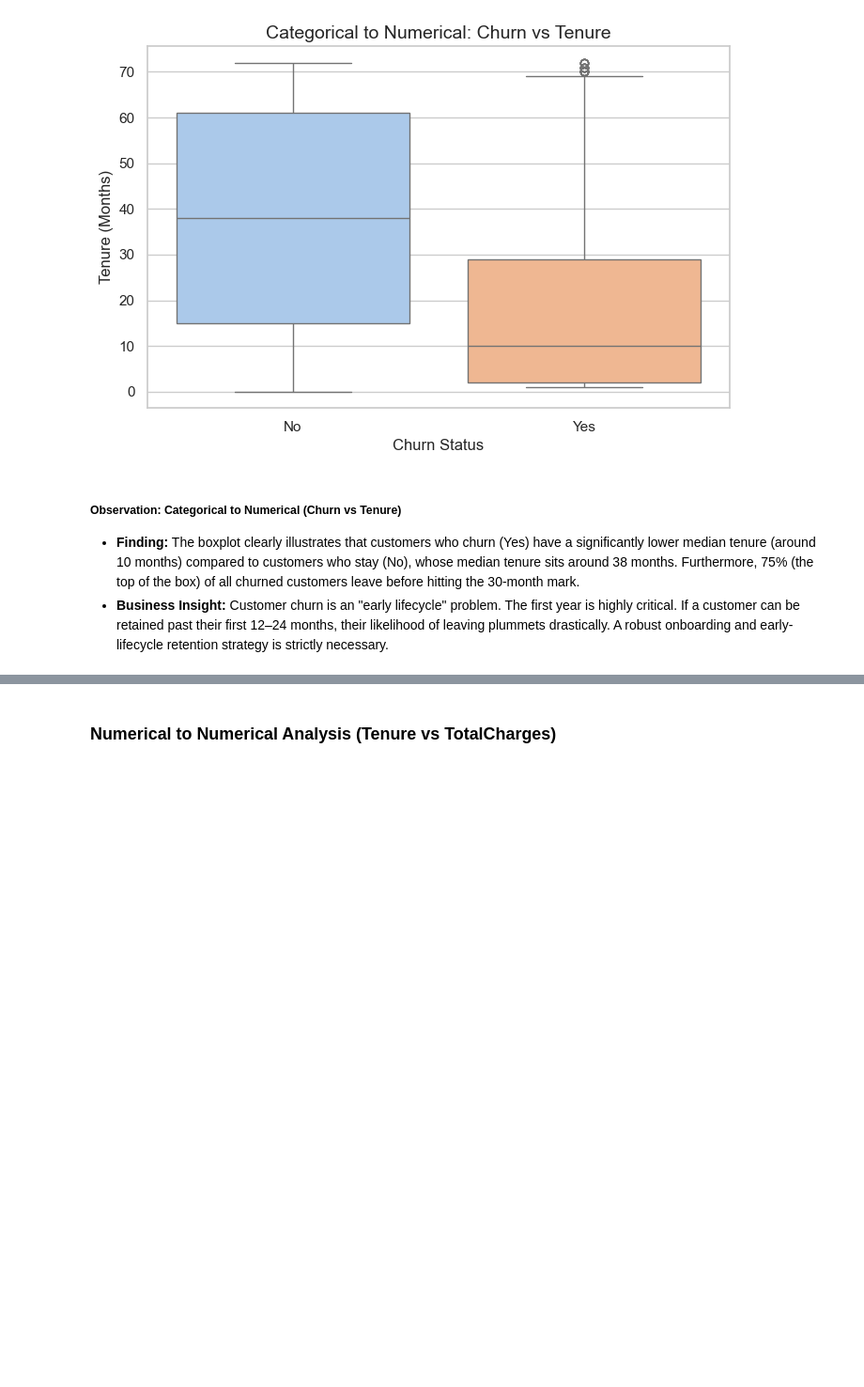
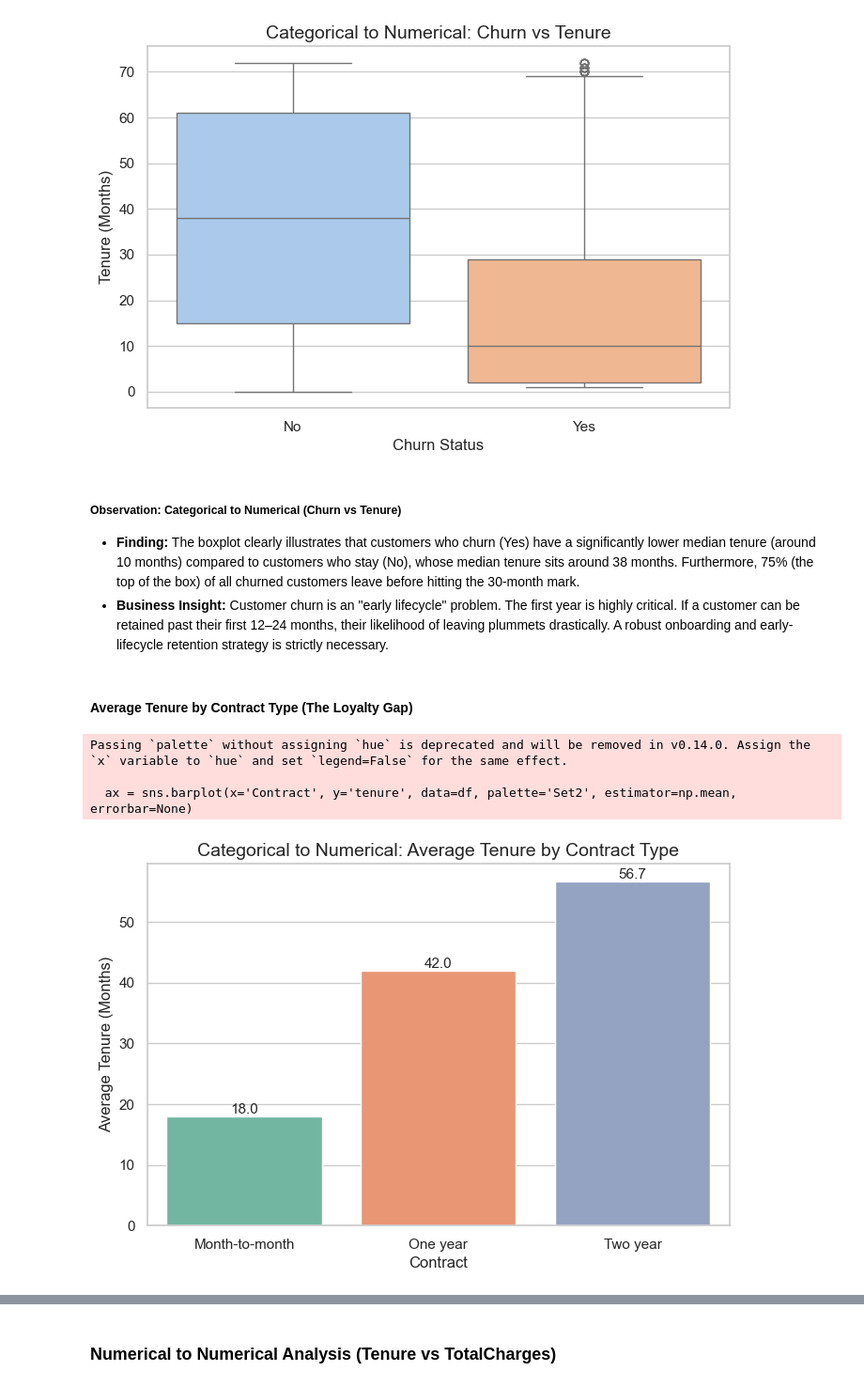
Before and after one commit to Rohit-Girhe/Customer-Churn, a Jupyter notebook: NoteBooks/analysis.ipynb, the cells around one changed output, grey strips where cells are left out. Shown at 94% size. Drawn from its saved outputs; the diff is of its cells as text; code cells hidden in the pictures; blank space fills up the shorter version.

```diff
--- a/NoteBooks/analysis.ipynb
+++ b/NoteBooks/analysis.ipynb
@@ -137,3 +202,23 @@ Passing `palette` without assigning `hue` is deprecated and will be removed in v
 ##### Observation: Categorical to Numerical (Churn vs Tenure)
 * **Finding:** The boxplot clearly illustrates that customers who churn (Yes) have a significantly lower median tenure (around 10 months) compared to customers who stay (No), whose median tenure sits around 38 months. Furthermore, 75% (the top of the box) of all churned customers leave before hitting the 30-month mark.
 * **Business Insight:** Customer churn is an "early lifecycle" problem. The first year is highly critical. If a customer can be retained past their first 12–24 months, their likelihood of leaving plummets drastically. A robust onboarding and early-lifecycle retention strategy is strictly necessary.
+# %% [markdown]
+#### Average Tenure by Contract Type (The Loyalty Gap)
+# %%
+plt.figure(figsize=(8, 5))
+# Using estimator=np.mean to get the average
+ax = sns.barplot(x='Contract', y='tenure', data=df, palette='Set2', estimator=np.mean, errorbar=None)
+plt.title('Categorical to Numerical: Average Tenure by Contract Type', fontsize=14)
+plt.ylabel('Average Tenure (Months)')
+
+# Add average values on top of the bars
+for p in ax.patches:
+    ax.annotate(f'{p.get_height():.1f}',
+                (p.get_x() + p.get_width() / 2., p.get_height()),
+                ha='center', va='bottom', fontsize=11)
+plt.show()
+# %% [output]
+Passing `palette` without assigning `hue` is deprecated and will be removed in v0.14.0. Assign the `x` variable to `hue` and set `legend=False` for the same effect.
+
+  ax = sns.barplot(x='Contract', y='tenure', data=df, palette='Set2', estimator=np.mean, errorbar=None)
+[figure, added]
```
Also changed, not shown: parts of 23 cells of this notebook, 1 other file.
